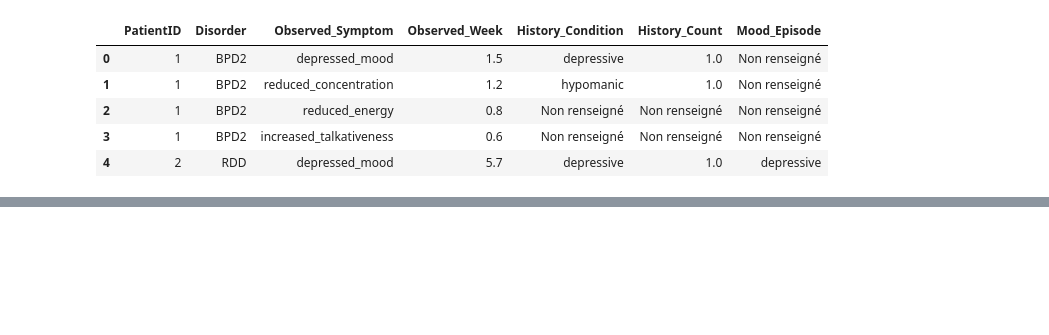
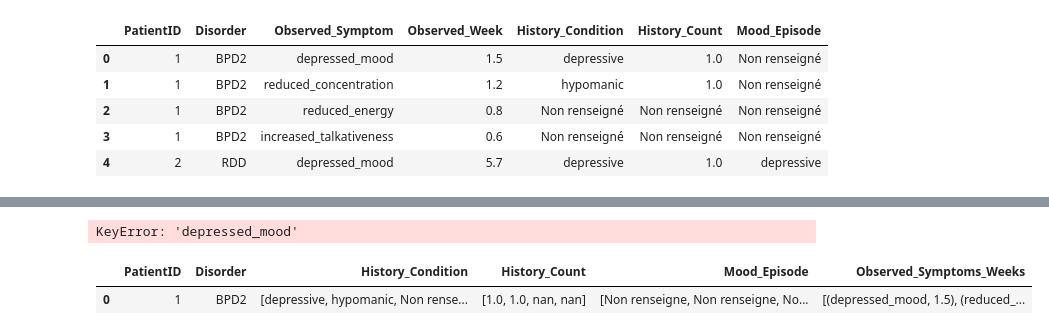
Before and after one commit to cyrielletheobald/mva-llm-project, a Jupyter notebook: notebooks/experiement_code_logique.ipynb, the cells around one changed output, grey strips where cells are left out. Cells and saved outputs as stored; diff of their text form; code cells hidden in the pictures; blank space fills up the shorter version.

```diff
--- a/notebooks/experiement_code_logique.ipynb
+++ b/notebooks/experiement_code_logique.ipynb
@@ -61,0 +203,4 @@ df.head()
+# %%
+df['diagnosis'] = df.apply(diagnose, axis=1)
+# %% [output]
+KeyError: 'depressed_mood'
@@ -61,0 +219,7 @@ df.head()
+# %%
+from src import dataprep
+df_grouped = dataprep.preproc_df()
+df_grouped[df_grouped['PatientID'] == 1]
+# %% [output]
+|  | PatientID | Disorder | History_Condition | History_Count | Mood_Episode | Observed_Symptoms_Weeks |
+| 0 | 1 | BPD2 | [depressive, hypomanic, Non rense... | [1.0, 1.0, nan, nan] | [Non renseigne, Non renseigne, No... | [(depressed_mood, 1.5), (reduced_... |
```
Also changed, not shown: parts of 21 cells of this notebook, 6 other files.
